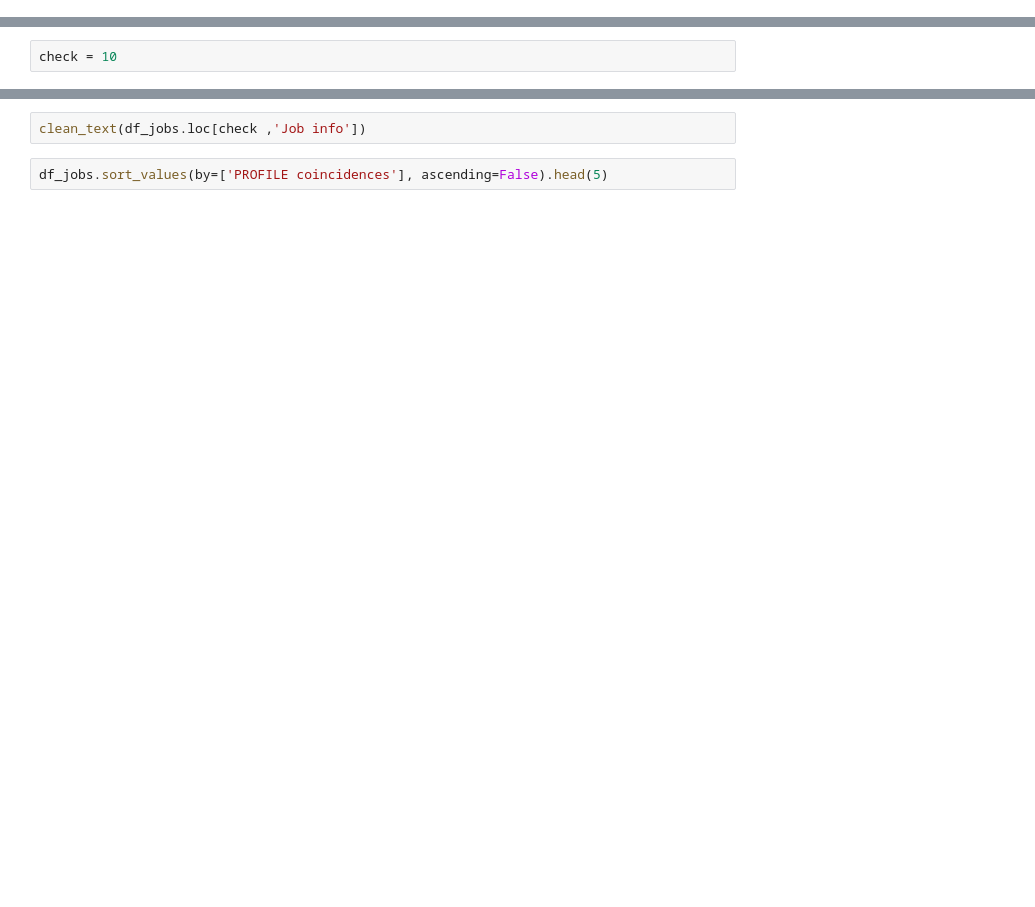
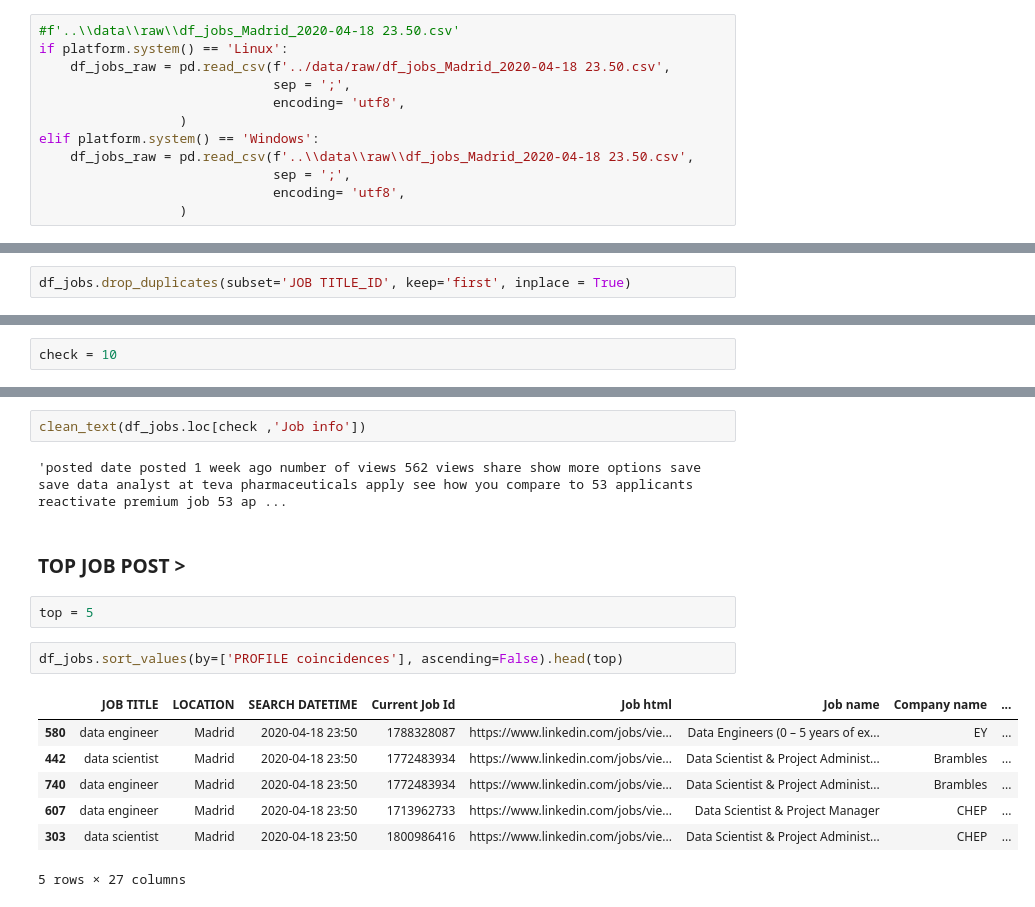
Before and after one commit to CristopherRL/Ironhack-Final_Project-Optimized_Job_Search_project, a Jupyter notebook: notebooks/2. Analyze.ipynb, the cells around one changed output, grey strips where cells are left out. Cells and saved outputs as stored; diff of their text form; blank space fills up the shorter version.

```diff
--- a/notebooks/2. Analyze.ipynb
+++ b/notebooks/2. Analyze.ipynb
@@ -95,3 +114,15 @@ df_jobs_raw = pd.read_csv(f'..\\data\\raw\\df_jobs_Madrid_2020-04-18 23.50.csv',
+# %%
+#f'..\\data\\raw\\df_jobs_Madrid_2020-04-18 23.50.csv'
+if platform.system() == 'Linux':
+    df_jobs_raw = pd.read_csv(f'../data/raw/df_jobs_Madrid_2020-04-18 23.50.csv',
+                              sep = ';',
+                              encoding= 'utf8',
+                  )
+elif platform.system() == 'Windows':
+    df_jobs_raw = pd.read_csv(f'..\\data\\raw\\df_jobs_Madrid_2020-04-18 23.50.csv',
+                              sep = ';',
+                              encoding= 'utf8',
+                  )
 # %%
 df_jobs = df_jobs_raw
 # %%
@@ -139,0 +219,2 @@ df_jobs.shape[0] - len(df_jobs['JOB TITLE_ID'].unique())
+# %%
+df_jobs.drop_duplicates(subset='JOB TITLE_ID', keep='first', inplace = True)
@@ -242,4 +428,18 @@ dict(df_jobs.loc[check ,'DA coincidences':'PROFILE coincidences_list'])
 # %%
 clean_text(df_jobs.loc[check ,'Job info'])
+# %% [output]
+'posted date posted 1 week ago number of views 562 views share show more options save save data analyst at teva pharmaceuticals apply see how you compare to 53 applicants  reactivate premium job 53 ap ...
+# %% [markdown]
+### TOP JOB POST >
+# %%
+top = 5
 # %%
-df_jobs.sort_values(by=['PROFILE coincidences'], ascending=False).head(5)
+df_jobs.sort_values(by=['PROFILE coincidences'], ascending=False).head(top)
+# %% [output]
+|  | JOB TITLE | LOCATION | SEARCH DATETIME | Current Job Id | Job html | Job name | Company name | ... |
+| 580 | data engineer | Madrid | 2020-04-18 23:50 | 1788328087 | https://www.linkedin.com/jobs/vie... | Data Engineers (0 – 5 years of ex... | EY | ... |
+| 442 | data scientist | Madrid | 2020-04-18 23:50 | 1772483934 | https://www.linkedin.com/jobs/vie... | Data Scientist & Project Administ... | Brambles | ... |
+| 740 | data engineer | Madrid | 2020-04-18 23:50 | 1772483934 | https://www.linkedin.com/jobs/vie... | Data Scientist & Project Administ... | Brambles | ... |
+| 607 | data engineer | Madrid | 2020-04-18 23:50 | 1713962733 | https://www.linkedin.com/jobs/vie... | Data Scientist & Project Manager | CHEP | ... |
+| 303 | data scientist | Madrid | 2020-04-18 23:50 | 1800986416 | https://www.linkedin.com/jobs/vie... | Data Scientist & Project Administ... | CHEP | ... |
+5 rows × 27 columns
```
Also changed, not shown: parts of 73 cells of this notebook, 3 other files.
